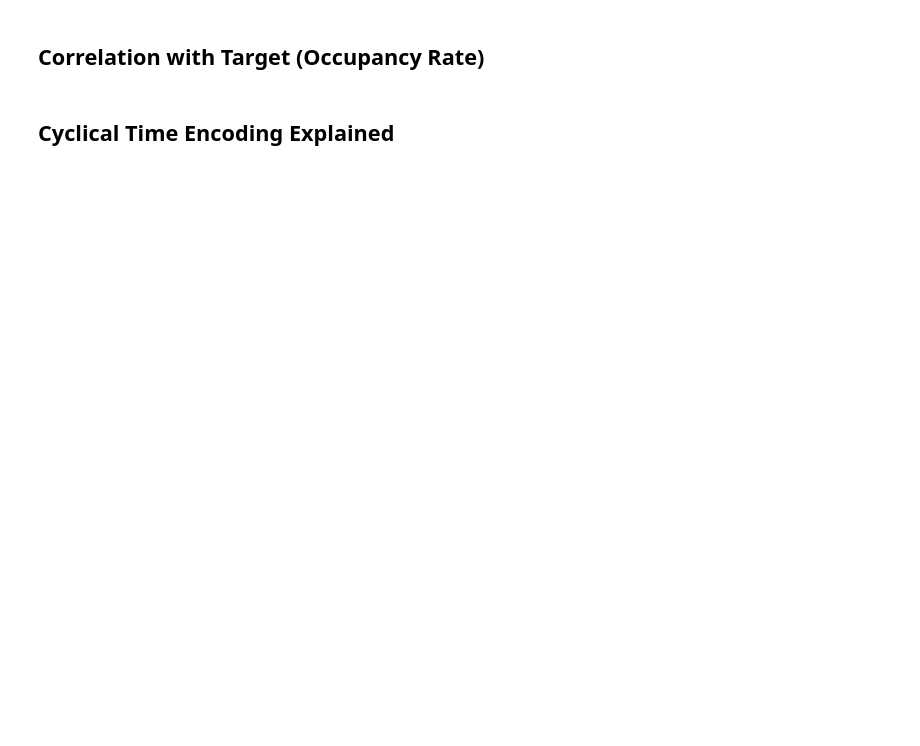
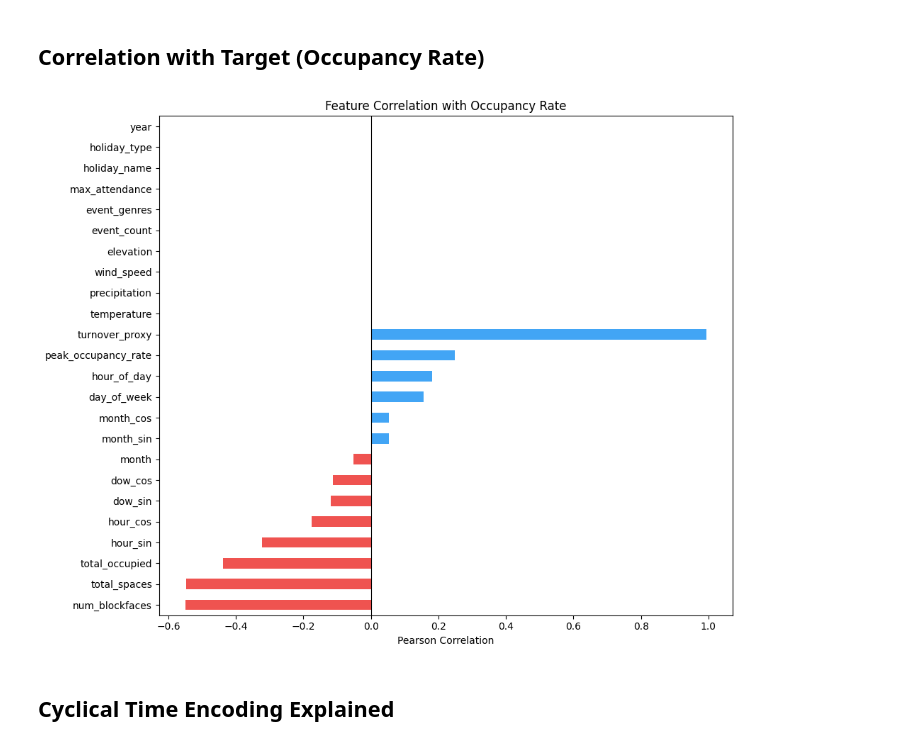
Before and after one commit to kmohammedsu/seattle-parking-weather-analysis, a Jupyter notebook: notebooks/03_feature_engineering.ipynb, the cells around one changed output. Saved outputs shown, nothing was run; the diff lists cells and outputs as text; code cells hidden in the pictures; blank space fills up the shorter version.

```diff
--- a/notebooks/03_feature_engineering.ipynb
+++ b/notebooks/03_feature_engineering.ipynb
@@ -35,16 +52,18 @@ for group, cols in groups.items():
 # %%
 numeric_features = features.select_dtypes(include='number')
 corr_with_target = numeric_features.corr()['avg_occupancy_rate'].drop('avg_occupancy_rate').sort_values()
-
+os.makedirs(VIZ / 'model', exist_ok=True)
 plt.figure(figsize=(10, 8))
 colors = ['#EF5350' if v < 0 else '#42A5F5' for v in corr_with_target.values]
 corr_with_target.plot(kind='barh', color=colors)
 plt.title('Feature Correlation with Occupancy Rate')
 plt.xlabel('Pearson Correlation')
 plt.axvline(0, color='black', linewidth=0.8)
 plt.tight_layout()
 plt.savefig(VIZ / 'model/feature_correlation_with_target.png', dpi=150)
 plt.show()
+# %% [output]
+[figure, added]
 # %% [markdown]
 ## Cyclical Time Encoding Explained
 # %%
```
Also changed, not shown: parts of 5 cells of this notebook, 11 other files.
